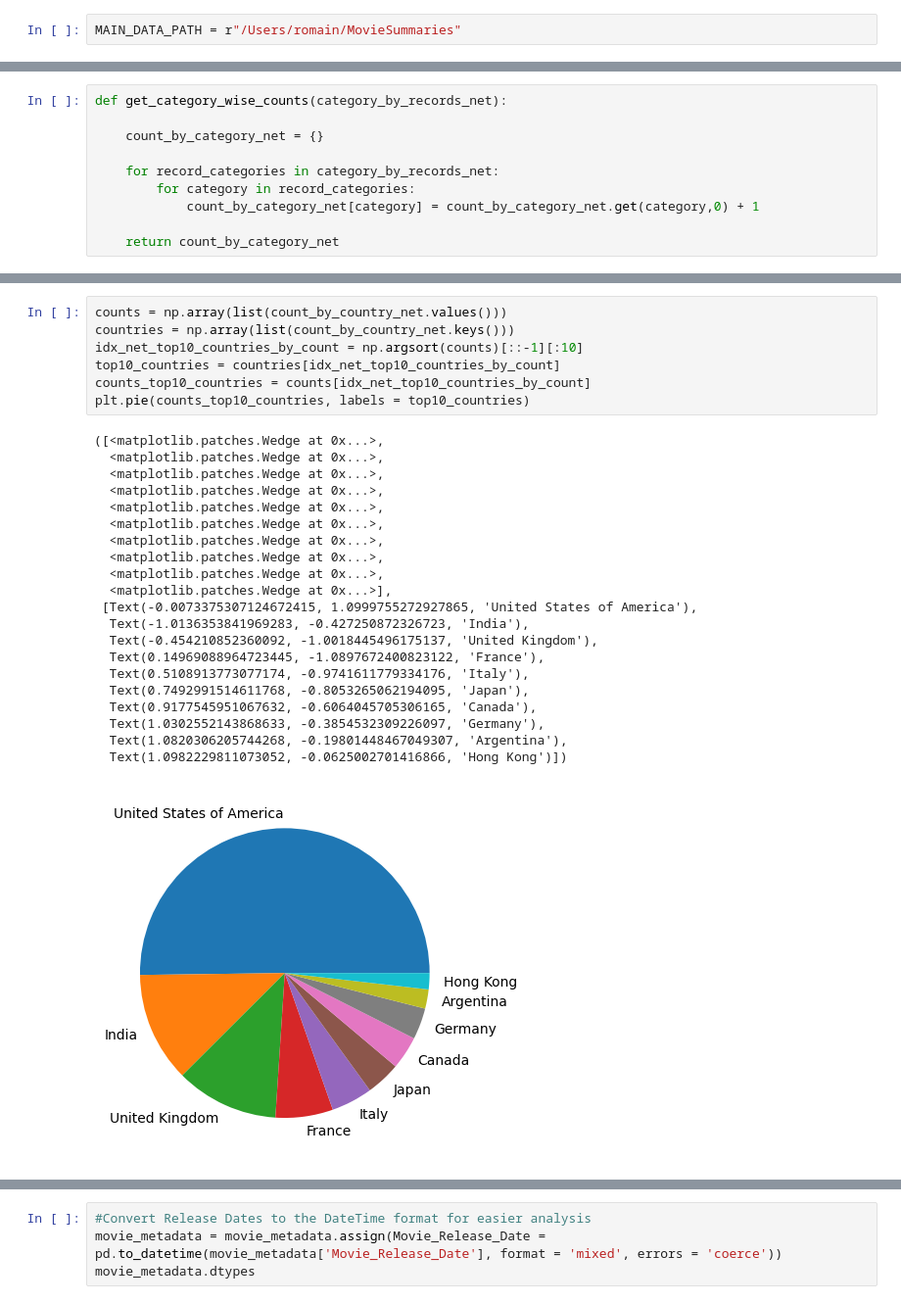
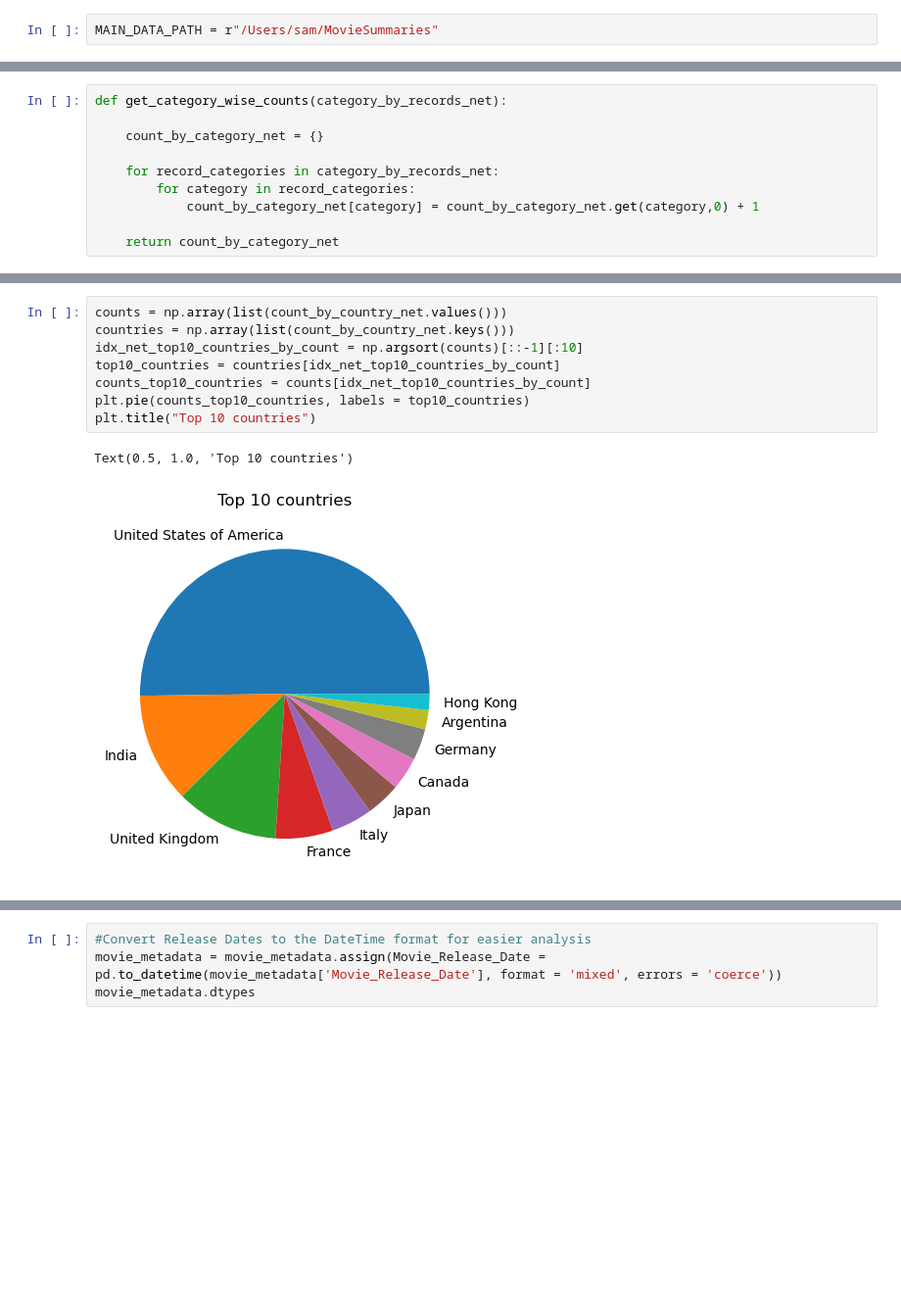
Before and after one commit to epfl-ada/ada-2023-project-charisma, a Jupyter notebook: Data_Processing_Movies_Metadata.ipynb, the cells around one changed output, grey strips where cells are left out. Shown: that part at 98% size. Drawn from its saved outputs; the diff is of its cells as text; blank space fills up the shorter version.

```diff
--- a/Data_Processing_Movies_Metadata.ipynb
+++ b/Data_Processing_Movies_Metadata.ipynb
@@ -14,5 +12,5 @@ Intel MKL WARNING: Support of Intel(R) Streaming SIMD Extensions 4.2 (Intel(R) S
 # %%
-MAIN_DATA_PATH = r"/Users/romain/MovieSummaries"
+MAIN_DATA_PATH = r"/Users/sam/MovieSummaries"
 # %%
 #List of column names/labels to be used while reading the files into the dataframes since the files do not contain any column labels
 
@@ -289,32 +269,14 @@ plt.pie(counts_top10_languages, labels = top10_languages)
 # %%
 counts = np.array(list(count_by_country_net.values()))
 countries = np.array(list(count_by_country_net.keys()))
 idx_net_top10_countries_by_count = np.argsort(counts)[::-1][:10]
 top10_countries = countries[idx_net_top10_countries_by_count]
 counts_top10_countries = counts[idx_net_top10_countries_by_count]
 plt.pie(counts_top10_countries, labels = top10_countries)
+plt.title("Top 10 countries")
 # %% [output]
-([<matplotlib.patches.Wedge at 0x...>,
-  <matplotlib.patches.Wedge at 0x...>,
-  <matplotlib.patches.Wedge at 0x...>,
-  <matplotlib.patches.Wedge at 0x...>,
-  <matplotlib.patches.Wedge at 0x...>,
-  <matplotlib.patches.Wedge at 0x...>,
-  <matplotlib.patches.Wedge at 0x...>,
-  <matplotlib.patches.Wedge at 0x...>,
-  <matplotlib.patches.Wedge at 0x...>,
-  <matplotlib.patches.Wedge at 0x...>],
- [Text(-0.0073375307124672415, 1.0999755272927865, 'United States of America'),
-  Text(-1.0136353841969283, -0.427250872326723, 'India'),
-  Text(-0.454210852360092, -1.0018445496175137, 'United Kingdom'),
-  Text(0.14969088964723445, -1.0897672400823122, 'France'),
-  Text(0.5108913773077174, -0.9741611779334176, 'Italy'),
-  Text(0.7492991514611768, -0.8053265062194095, 'Japan'),
-  Text(0.9177545951067632, -0.6064045705306165, 'Canada'),
-  Text(1.0302552143868633, -0.3854532309226097, 'Germany'),
-  Text(1.0820306205744268, -0.19801448467049307, 'Argentina'),
-  Text(1.0982229811073052, -0.0625002701416866, 'Hong Kong')])
+Text(0.5, 1.0, 'Top 10 countries')
-[figure, old version]
+[figure, new version]
 # %%
 counts = np.array(list(count_by_genre_net.values()))
 genres = np.array(list(count_by_genre_net.keys()))
```
Also changed, not shown: parts of 14 cells of this notebook, 1 other file.
